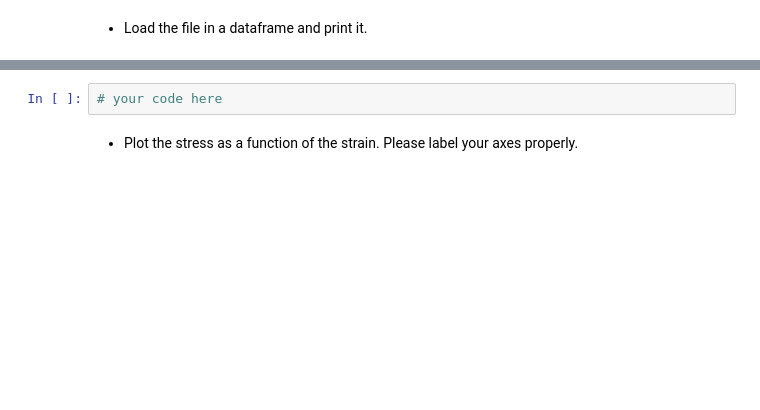
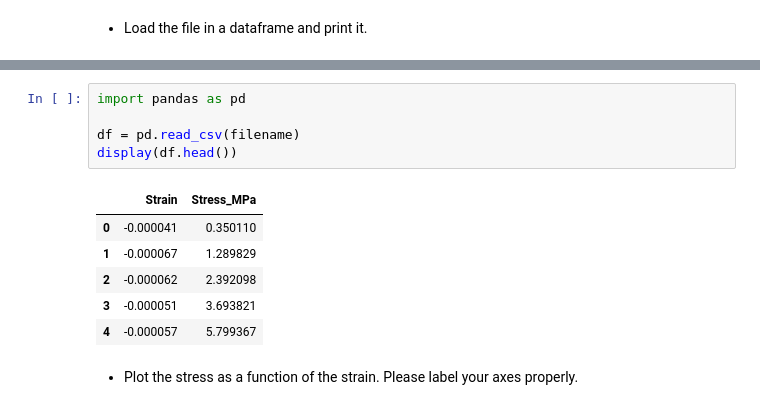
Before and after one commit to benmariner99/me-239-intro-to-data-science, a Jupyter notebook: lecture05/homework_05.ipynb, the cells around one changed output, grey strips where cells are left out. Cells and saved outputs as stored; diff of their text form; blank space fills up the shorter version.

```diff
--- a/lecture05/homework_05.ipynb
+++ b/lecture05/homework_05.ipynb
@@ -104,5 +145,15 @@ print('The file I picked is: ', filename)
 # %%
-# your code here
+import pandas as pd
+
+df = pd.read_csv(filename)
+display(df.head())
+# %% [output]
+|  | Strain | Stress_MPa |
+| 0 | -0.000041 | 0.350110 |
+| 1 | -0.000067 | 1.289829 |
+| 2 | -0.000062 | 2.392098 |
+| 3 | -0.000051 | 3.693821 |
+| 4 | -0.000057 | 5.799367 |
 # %% [markdown]
 + Plot the stress as a function of the strain. Please label your axes properly.
 # %%
```
Also changed, not shown: parts of 8 cells of this notebook.
